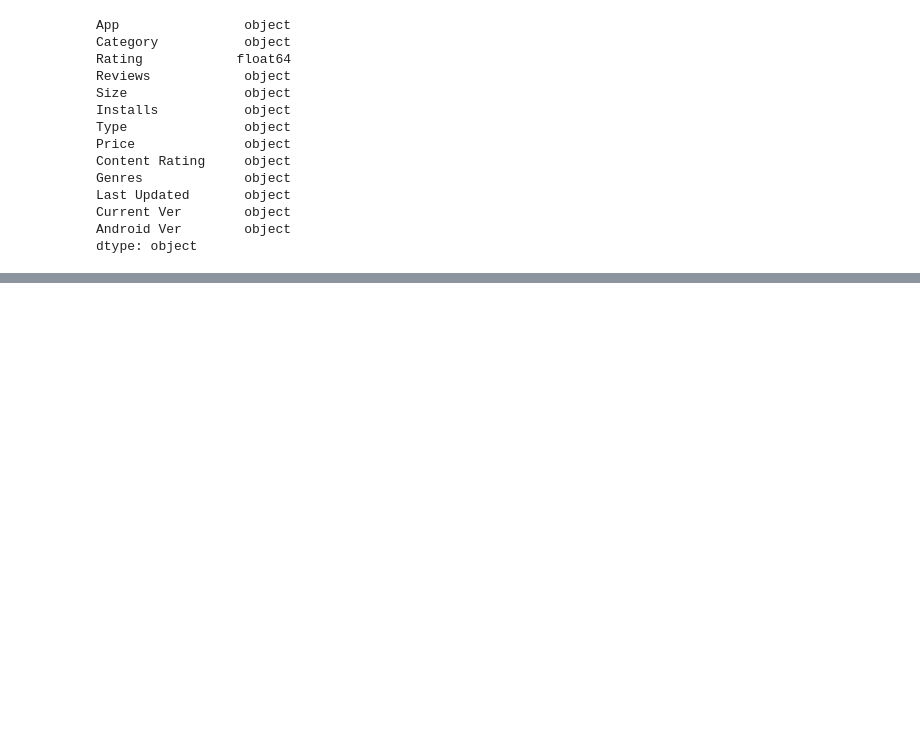
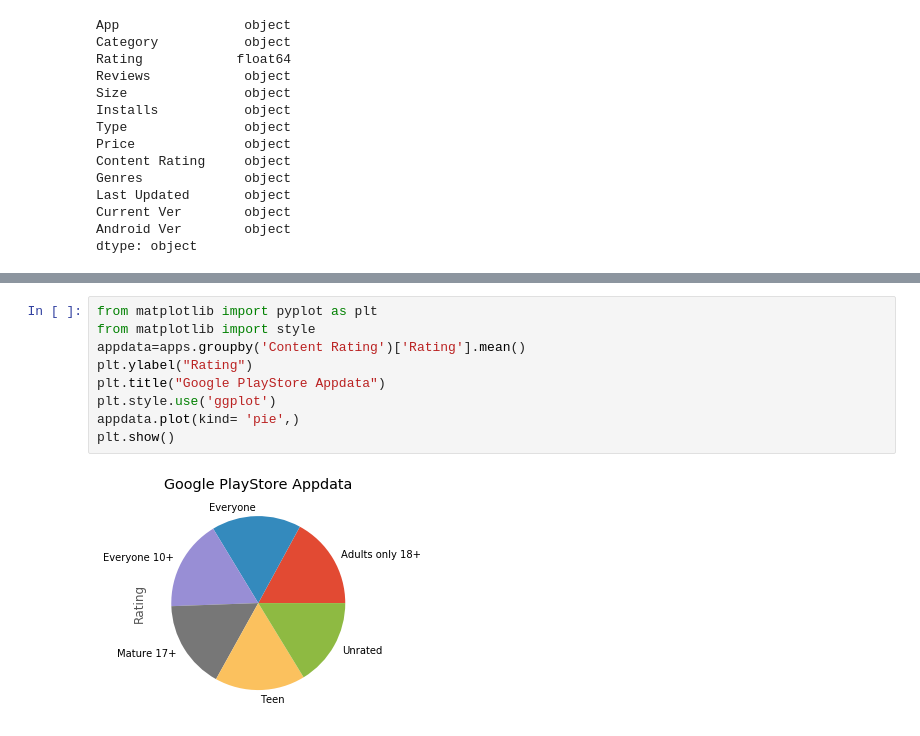
Before and after one commit to 19pa1a0412/Saileshece, a Jupyter notebook: SPSP.ipynb, the cells around one changed output, grey strips where cells are left out. Saved outputs shown, nothing was run; the diff lists cells and outputs as text; blank space fills up the shorter version.

```diff
--- a/SPSP.ipynb
+++ b/SPSP.ipynb
@@ -115,0 +141,11 @@ dtype: object
+# %%
+from matplotlib import pyplot as plt
+from matplotlib import style
+appdata=apps.groupby('Content Rating')['Rating'].mean()
+plt.ylabel("Rating")
+plt.title("Google PlayStore Appdata")
+plt.style.use('ggplot')
+appdata.plot(kind= 'pie',)
+plt.show()
+# %% [output]
+[figure, added]
```
Also changed, not shown: parts of 3 cells of this notebook.
